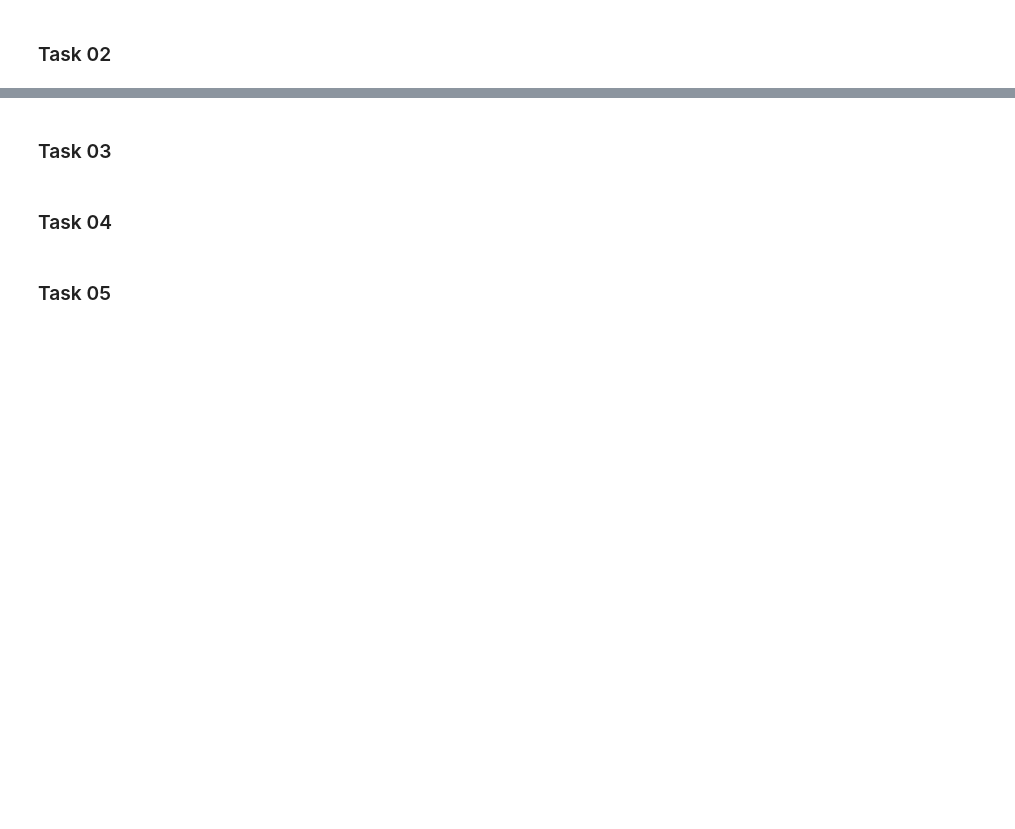
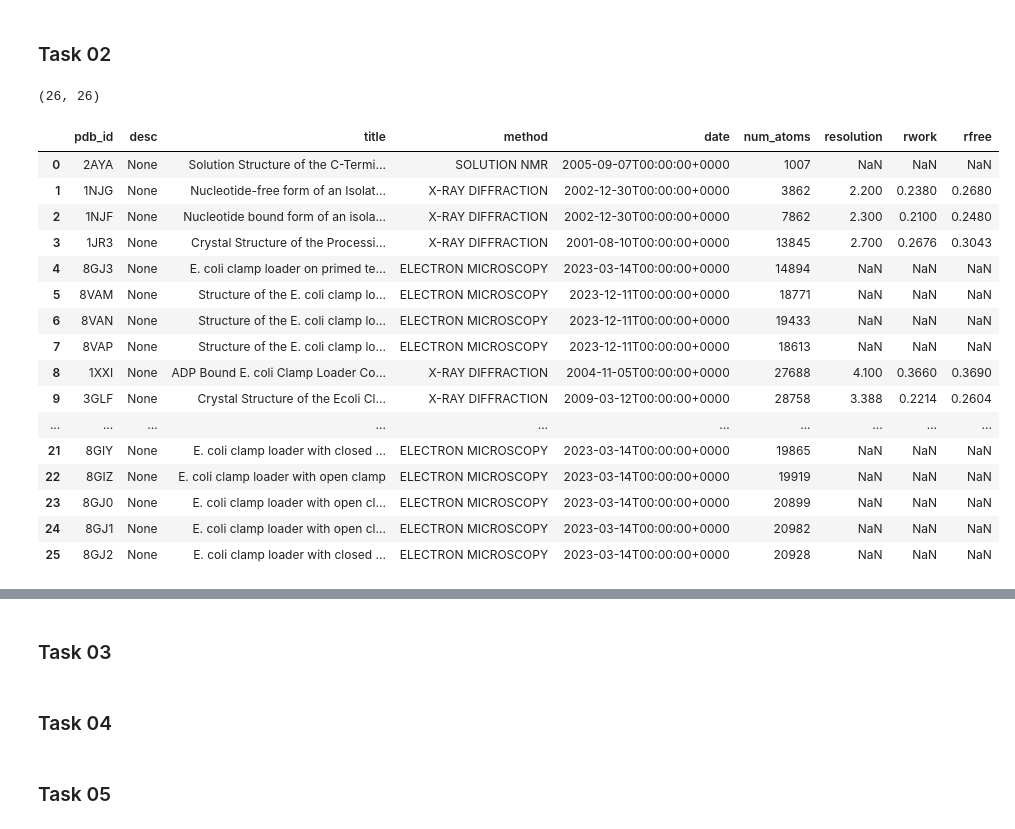
Before and after one commit to jandolinsek/git-for-science, a Jupyter notebook: ex01/ex01_204595.ipynb, the cells around one changed output, grey strips where cells are left out. Saved outputs shown, nothing was run; the diff lists cells and outputs as text; code cells hidden in the pictures; blank space fills up the shorter version.

```diff
--- a/ex01/ex01_204595.ipynb
+++ b/ex01/ex01_204595.ipynb
@@ -548,2 +550,8 @@ data.keys()
 # %% [markdown]
 ### Task 02
+# %%
+
+# showing the total number of hits (how does this compare to the search performed on the website directly?)
+data["total_count"], len(data["result_set"])
+# %% [output]
+(26, 26)
@@ -549,0 +568,60 @@ data.keys()
+# %%
+# let's extract some of the (interesting) information
+# of course, what is interesting depends on the project you are involved in
+# this is one example of such a function
+def extract_interesting_info(pdb_info: dict) -> dict:
+    """Extracts interesting information from the PDB info."""
+    info = {
+        "pdb_id": pdb_info["rcsb_id"],
+        "desc": pdb_info["struct"].get("pdbx_descriptor"),
+        "title": pdb_info["struct"]["title"],
+        "method": pdb_info["exptl"][0]["method"],
+        "date": pdb_info["rcsb_accession_info"]["deposit_date"],
+        "num_atoms": pdb_info["rcsb_entry_info"]["deposited_atom_count"],
+        "resolution": None,
+        "rwork": None,
+        "rfree": None,
+    }
+
+    # only for X-ray
+    try:
+        xray_info = {
+            "resolution": pdb_info["refine"][0]["ls_dres_high"],
+            "rwork": pdb_info["refine"][0]["ls_rfactor_rwork"],
+            "rfree": pdb_info["refine"][0]["ls_rfactor_rfree"],
+        }
+        info.update(xray_info)
+    except Exception as e:
+        # print(f"Error: {e}")
+        pass
+
+    return (
+        info  # pdb_id, desc, title, method, date, num_atoms, resolution, rwork, rfree
+    )
+# %%
+# let’s collect data for all retrieved pdb codes
+pdb_data = []
+for pdb_id in tqdm(found_pdb_ids):
+    pdb_data.append(extract_interesting_info(pypdb.get_info(pdb_id)))
+# %%
+# now we store this data in a pandas dataframe
+pdbs = pd.DataFrame(pdb_data)
+pdbs
+# %% [output]
+|  | pdb_id | desc | title | method | date | num_atoms | resolution | rwork | rfree |
+| 0 | 2AYA | None | Solution Structure of the C-Termi... | SOLUTION NMR | 2005-09-07T00:00:00+0000 | 1007 | NaN | NaN | NaN |
+| 1 | 1NJG | None | Nucleotide-free form of an Isolat... | X-RAY DIFFRACTION | 2002-12-30T00:00:00+0000 | 3862 | 2.200 | 0.2380 | 0.2680 |
+| 2 | 1NJF | None | Nucleotide bound form of an isola... | X-RAY DIFFRACTION | 2002-12-30T00:00:00+0000 | 7862 | 2.300 | 0.2100 | 0.2480 |
+| 3 | 1JR3 | None | Crystal Structure of the Processi... | X-RAY DIFFRACTION | 2001-08-10T00:00:00+0000 | 13845 | 2.700 | 0.2676 | 0.3043 |
+| 4 | 8GJ3 | None | E. coli clamp loader on primed te... | ELECTRON MICROSCOPY | 2023-03-14T00:00:00+0000 | 14894 | NaN | NaN | NaN |
+| 5 | 8VAM | None | Structure of the E. coli clamp lo... | ELECTRON MICROSCOPY | 2023-12-11T00:00:00+0000 | 18771 | NaN | NaN | NaN |
+| 6 | 8VAN | None | Structure of the E. coli clamp lo... | ELECTRON MICROSCOPY | 2023-12-11T00:00:00+0000 | 19433 | NaN | NaN | NaN |
+| 7 | 8VAP | None | Structure of the E. coli clamp lo... | ELECTRON MICROSCOPY | 2023-12-11T00:00:00+0000 | 18613 | NaN | NaN | NaN |
+| 8 | 1XXI | None | ADP Bound E. coli Clamp Loader Co... | X-RAY DIFFRACTION | 2004-11-05T00:00:00+0000 | 27688 | 4.100 | 0.3660 | 0.3690 |
+| 9 | 3GLF | None | Crystal Structure of the Ecoli Cl... | X-RAY DIFFRACTION | 2009-03-12T00:00:00+0000 | 28758 | 3.388 | 0.2214 | 0.2604 |
+| ... | ... | ... | ... | ... | ... | ... | ... | ... | ... |
+| 21 | 8GIY | None | E. coli clamp loader with closed ... | ELECTRON MICROSCOPY | 2023-03-14T00:00:00+0000 | 19865 | NaN | NaN | NaN |
+| 22 | 8GIZ | None | E. coli clamp loader with open clamp | ELECTRON MICROSCOPY | 2023-03-14T00:00:00+0000 | 19919 | NaN | NaN | NaN |
+| 23 | 8GJ0 | None | E. coli clamp loader with open cl... | ELECTRON MICROSCOPY | 2023-03-14T00:00:00+0000 | 20899 | NaN | NaN | NaN |
+| 24 | 8GJ1 | None | E. coli clamp loader with open cl... | ELECTRON MICROSCOPY | 2023-03-14T00:00:00+0000 | 20982 | NaN | NaN | NaN |
+| 25 | 8GJ2 | None | E. coli clamp loader with closed ... | ELECTRON MICROSCOPY | 2023-03-14T00:00:00+0000 | 20928 | NaN | NaN | NaN |
```
Also changed, not shown: parts of 9 cells of this notebook.
